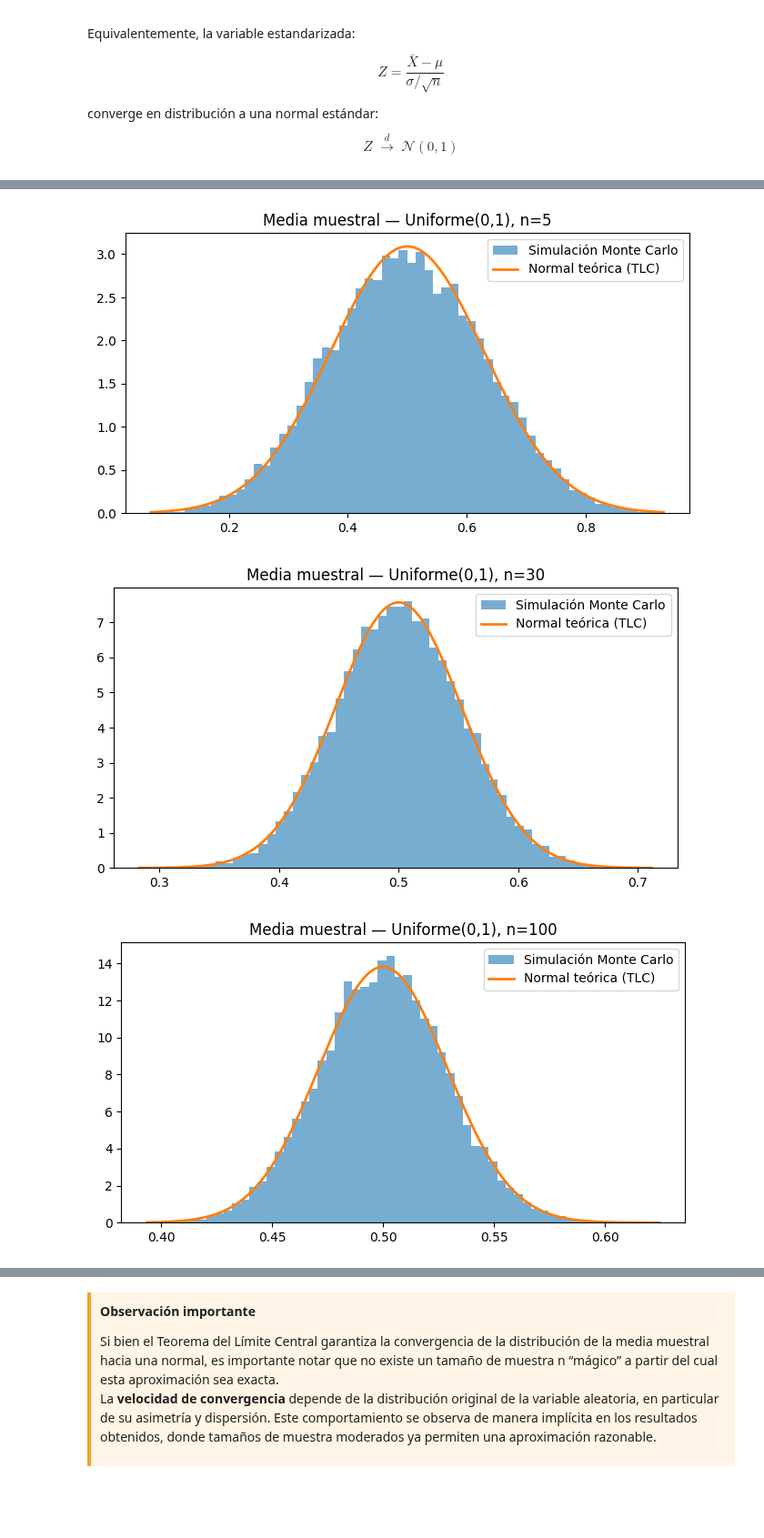
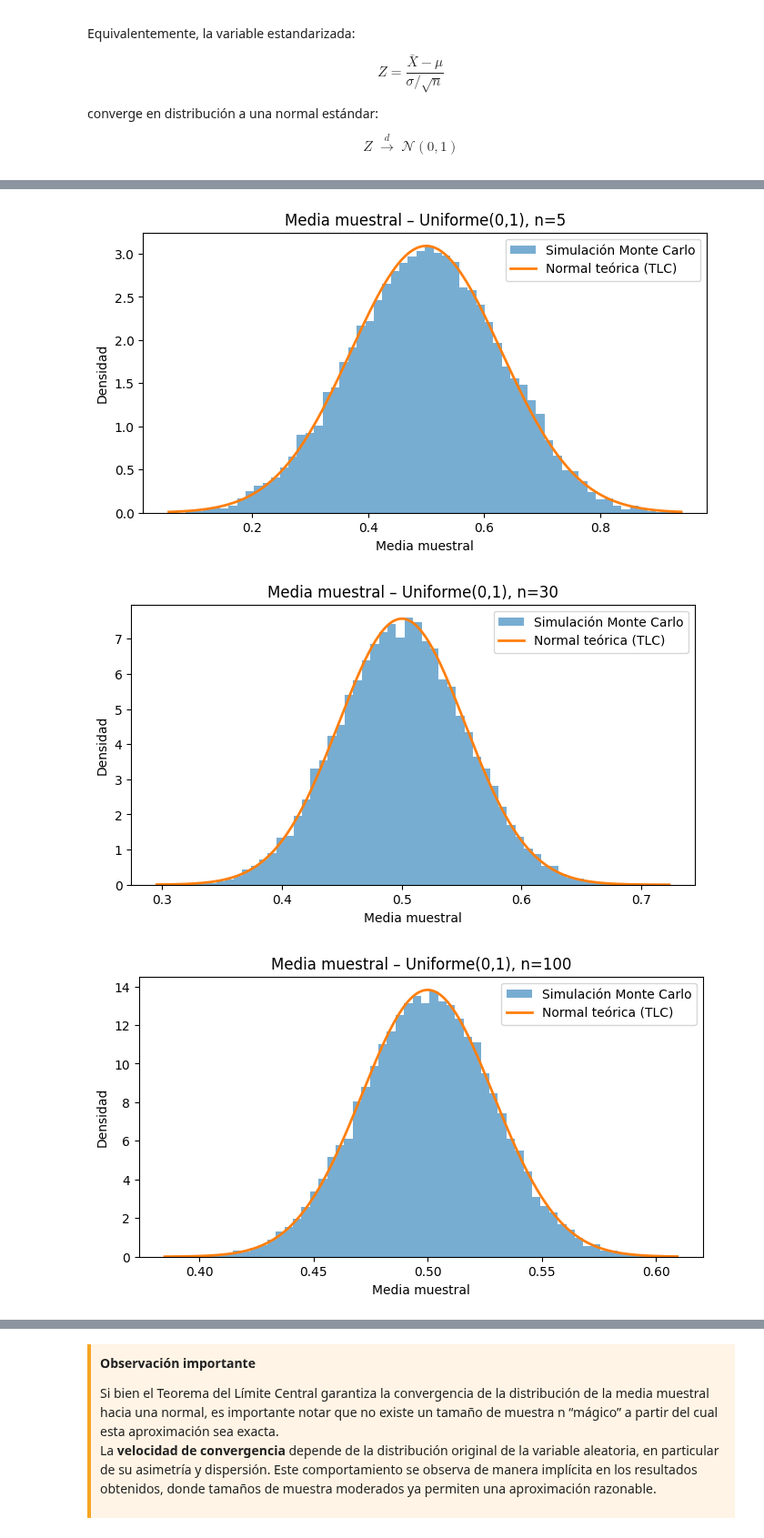
Before and after one commit to modelos-inst/LibroMoBI, a Jupyter notebook: content/complementarias/complementaria_tlc.ipynb, the cells around one changed output, grey strips where cells are left out. Shown at 91% size. Saved outputs shown, nothing was run; the diff lists cells and outputs as text; code cells hidden in the pictures; blank space fills up the shorter version.

```diff
--- a/content/complementarias/complementaria_tlc.ipynb
+++ b/content/complementarias/complementaria_tlc.ipynb
@@ -296,41 +429,37 @@ $$
 
 Se estudia la convergencia de la distribución de $\bar X$ para distintos valores de $n$.
 # %%
-# Parámetros teóricos de la Uniforme(0,1)
+np.random.seed(42)
+
+# Parámetros teóricos Uniforme(0,1)
 mu_u = 0.5
-sigma_u = sqrt(1/12)
+sigma_u = np.sqrt(1/12)
 
-def uniform_rvs(n):
-    """
-    Genera una muestra aleatoria de tamaño n
-    desde una distribución Uniforme(0,1).
-    """
-    return np.random.uniform(0, 1, size=n)
+R = 20000  # repeticiones Monte Carlo
 # %%
 # Valores de n que vamos a analizar
 for n in [2, 5, 30, 100]:
 
-    # Simulamos muchas medias muestrales
-    means = simulate_sample_means(uniform_rvs, n)
+    # 1) Simulamos R medias muestrales (sin simulate_sample_means)
+    X = np.random.uniform(0, 1, size=(R, n))   # R muestras de tamaño n
+    means = X.mean(axis=1)                     # R medias muestrales
 
-    # Eje x para la normal teórica
+    # 2) Eje x para la normal teórica
     x = np.linspace(means.min(), means.max(), 400)
 
     plt.figure(figsize=(8,4))
 
     # Histograma de medias simuladas
-    plt.hist(means, bins=60, density=True, alpha=0.6,
-             label="Simulación Monte Carlo")
+    plt.hist(means, bins=60, density=True, alpha=0.6, label="Simulación Monte Carlo")
 
-    # Curva normal teórica según el TLC
-    plt.plot(
-        x,
-        normal_pdf(x, mu_u, sigma_u/sqrt(n)),
-        linewidth=2,
-        label="Normal teórica (TLC)"
-    )
+    # 3) Curva normal teórica
 
-    plt.title(f"Media muestral — Uniforme(0,1), n={n}")
+    plt.plot(x, norm.pdf(x, loc=mu_u, scale=sigma_u/np.sqrt(n)),
+             linewidth=2, label="Normal teórica (TLC)")
+
+    plt.title(f"Media muestral – Uniforme(0,1), n={n}")
+    plt.xlabel("Media muestral")
+    plt.ylabel("Densidad")
     plt.legend()
     plt.show()
 # %% [output]
@@ -338,4 +467,4 @@ for n in [2, 5, 30, 100]:
-[figure, old version]
+[figure, new version]
-[figure, old version]
+[figure, new version]
-[figure, old version]
+[figure, new version]
 # %% [markdown]
```
Also changed, not shown: parts of 30 cells of this notebook, 2 other files.
